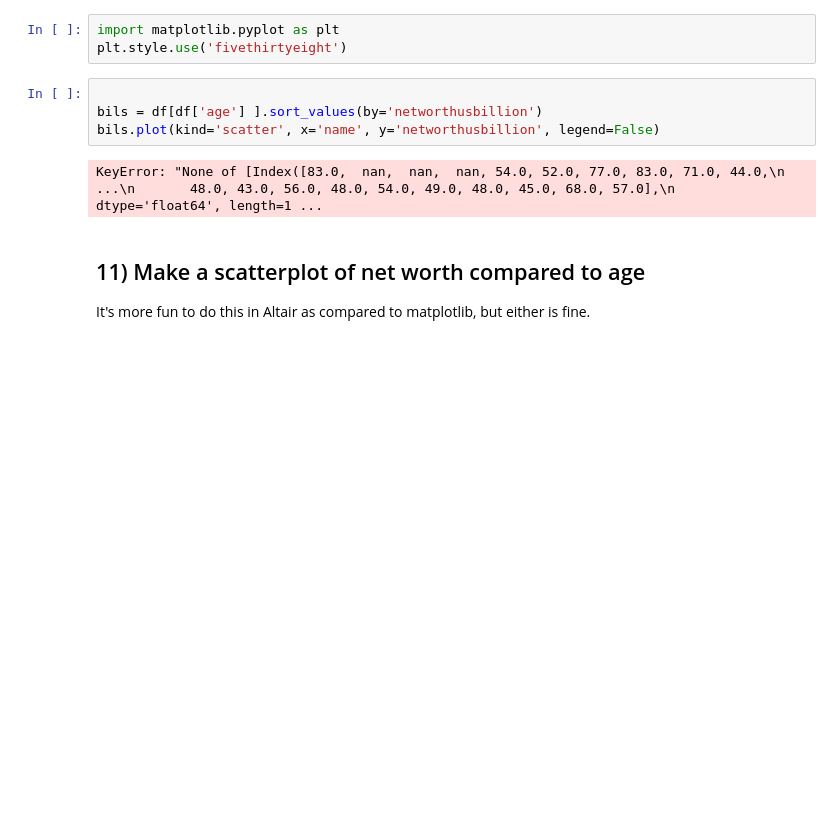
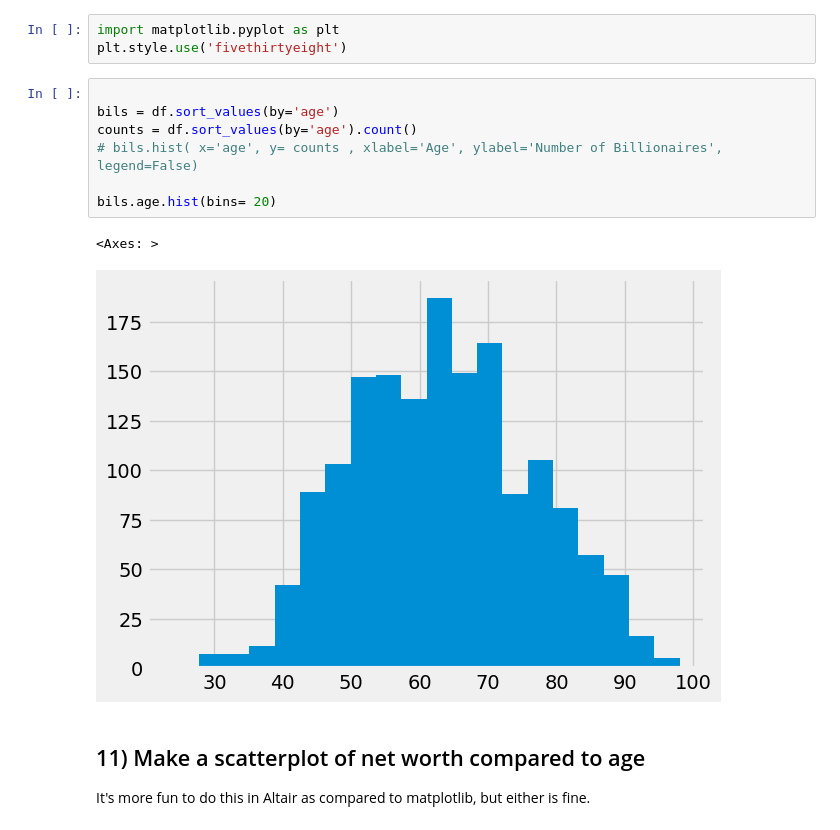
Before and after one commit to Bique2002/LEDE-Homework-5, a Jupyter notebook: 02-Billionaires.ipynb, the cells around one changed output. Drawn from its saved outputs; the diff is of its cells as text; blank space fills up the shorter version.

```diff
--- a/02-Billionaires.ipynb
+++ b/02-Billionaires.ipynb
@@ -219,12 +318,16 @@ Name: networthusbillion, dtype: float64
 # %%
 import matplotlib.pyplot as plt
 plt.style.use('fivethirtyeight')
-# %%
-
-bils = df[df['age'] ].sort_values(by='networthusbillion')
-bils.plot(kind='scatter', x='name', y='networthusbillion', legend=False)
-# %% [output]
-KeyError: "None of [Index([83.0,  nan,  nan,  nan, 54.0, 52.0, 77.0, 83.0, 71.0, 44.0,\n       ...\n       48.0, 43.0, 56.0, 48.0, 54.0, 49.0, 48.0, 45.0, 68.0, 57.0],\n      dtype='float64', length=1 ...
+# %%
+
+bils = df.sort_values(by='age')
+counts = df.sort_values(by='age').count()
+# bils.hist( x='age', y= counts , xlabel='Age', ylabel='Number of Billionaires', legend=False)
+
+bils.age.hist(bins= 20)
+# %% [output]
+<Axes: >
+[figure, added]
 # %% [markdown]
 ## 11) Make a scatterplot of net worth compared to age
 
```
Also changed, not shown: parts of 19 cells of this notebook.
